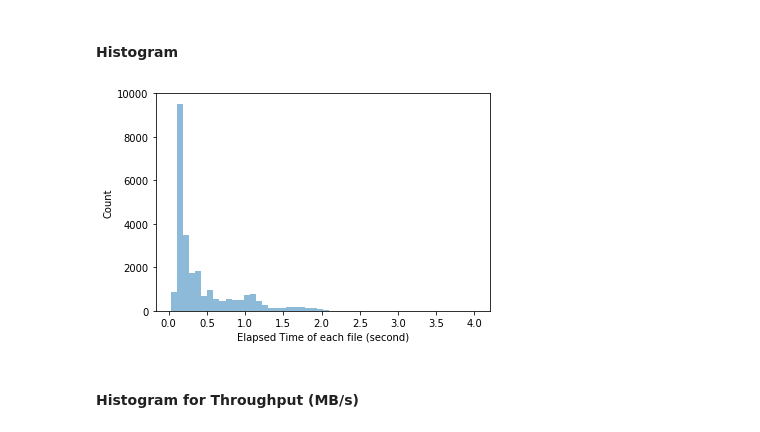
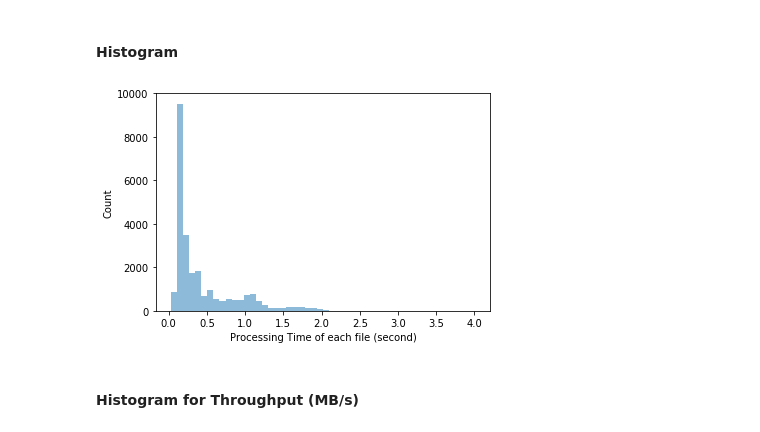
Before and after one commit to hpcanalytics/midas-alchemlyb, a Jupyter notebook: profiling.ipynb, the cells around one changed output. Saved outputs shown, nothing was run; the diff lists cells and outputs as text; code cells hidden in the pictures.

```diff
--- a/profiling.ipynb
+++ b/profiling.ipynb
@@ -107,16 +107,16 @@ df = pd.read_csv(open("get_dHdl_XVG.nodask.log"), sep=",",quotechar = '\'')
 df = df.sort_values(by=['sim','filename']).reset_index(drop=True)
 # 99.73%
 df_outlier_removed = df[~(np.abs(df.bytes-df.bytes.mean()) > (3*df.bytes.std()))]
-df_outlier_removed = df_outlier_removed.assign(mbytes=df_outlier_removed['bytes']/2**20)
+df_outlier_removed = df_outlier_removed.assign(mbytes=df_outlier_removed['bytes']/(2**20))
 # %% [markdown]
 #### Histogram
 # %%
 ax = (df_outlier_removed['elapsed_time']).plot.hist(alpha=0.5, bins=50)
-ax.set_xlabel("Elapsed Time of each file (second)")
+ax.set_xlabel("Processing Time of each file (second)")
 ax.set_ylabel("Count")
 plt.show()
 # %% [output]
-[figure, old version]
+[figure, new version]
 # %% [markdown]
 #### Histogram for Throughput (MB/s)
 # %%
```
Also changed, not shown: parts of 6 cells of this notebook, 1 other file.
